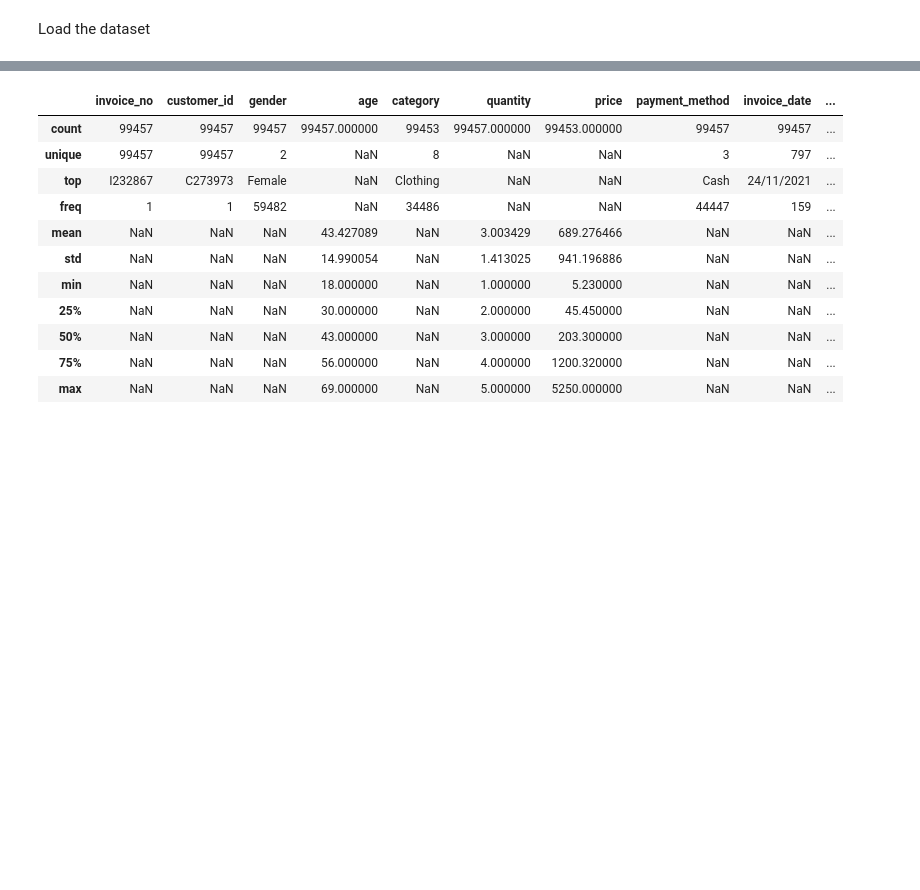
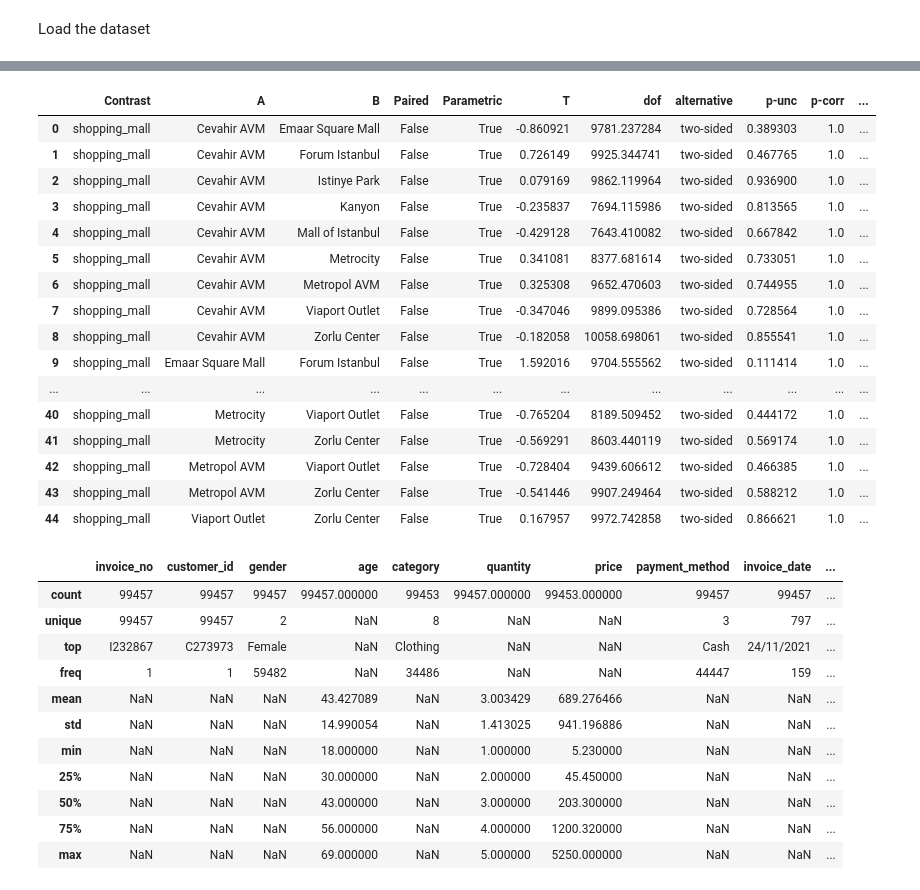
Before and after one commit to student-repos-ci/pa-missing-data, a Jupyter notebook: notebooks/customer_shopping_data/raihan.ipynb, the cells around one changed output, grey strips where cells are left out. Saved outputs shown, nothing was run; the diff lists cells and outputs as text; code cells hidden in the pictures; blank space fills up the shorter version.

```diff
--- a/notebooks/customer_shopping_data/raihan.ipynb
+++ b/notebooks/customer_shopping_data/raihan.ipynb
@@ -13,3 +54,30 @@ df.shape
+# %%
+pairwise = pg.pairwise_ttests(
+    dv='price',
+    between='shopping_mall',
+    data=df,
+    padjust='bonferroni',   # You can also try 'fdr_bh'
+    effsize='cohen'         # Get effect sizes too
+)
+pairwise
+# %% [output]
+|  | Contrast | A | B | Paired | Parametric | T | dof | alternative | p-unc | p-corr | ... |
+| 0 | shopping_mall | Cevahir AVM | Emaar Square Mall | False | True | -0.860921 | 9781.237284 | two-sided | 0.389303 | 1.0 | ... |
+| 1 | shopping_mall | Cevahir AVM | Forum Istanbul | False | True | 0.726149 | 9925.344741 | two-sided | 0.467765 | 1.0 | ... |
+| 2 | shopping_mall | Cevahir AVM | Istinye Park | False | True | 0.079169 | 9862.119964 | two-sided | 0.936900 | 1.0 | ... |
+| 3 | shopping_mall | Cevahir AVM | Kanyon | False | True | -0.235837 | 7694.115986 | two-sided | 0.813565 | 1.0 | ... |
+| 4 | shopping_mall | Cevahir AVM | Mall of Istanbul | False | True | -0.429128 | 7643.410082 | two-sided | 0.667842 | 1.0 | ... |
+| 5 | shopping_mall | Cevahir AVM | Metrocity | False | True | 0.341081 | 8377.681614 | two-sided | 0.733051 | 1.0 | ... |
+| 6 | shopping_mall | Cevahir AVM | Metropol AVM | False | True | 0.325308 | 9652.470603 | two-sided | 0.744955 | 1.0 | ... |
+| 7 | shopping_mall | Cevahir AVM | Viaport Outlet | False | True | -0.347046 | 9899.095386 | two-sided | 0.728564 | 1.0 | ... |
+| 8 | shopping_mall | Cevahir AVM | Zorlu Center | False | True | -0.182058 | 10058.698061 | two-sided | 0.855541 | 1.0 | ... |
+| 9 | shopping_mall | Emaar Square Mall | Forum Istanbul | False | True | 1.592016 | 9704.555562 | two-sided | 0.111414 | 1.0 | ... |
+| ... | ... | ... | ... | ... | ... | ... | ... | ... | ... | ... | ... |
+| 40 | shopping_mall | Metrocity | Viaport Outlet | False | True | -0.765204 | 8189.509452 | two-sided | 0.444172 | 1.0 | ... |
+| 41 | shopping_mall | Metrocity | Zorlu Center | False | True | -0.569291 | 8603.440119 | two-sided | 0.569174 | 1.0 | ... |
+| 42 | shopping_mall | Metropol AVM | Viaport Outlet | False | True | -0.728404 | 9439.606612 | two-sided | 0.466385 | 1.0 | ... |
+| 43 | shopping_mall | Metropol AVM | Zorlu Center | False | True | -0.541446 | 9907.249464 | two-sided | 0.588212 | 1.0 | ... |
+| 44 | shopping_mall | Viaport Outlet | Zorlu Center | False | True | 0.167957 | 9972.742858 | two-sided | 0.866621 | 1.0 | ... |
 # %%
 df.describe(include='all')
 # %% [output]
```
Also changed, not shown: parts of 5 cells of this notebook, 3 other files.
